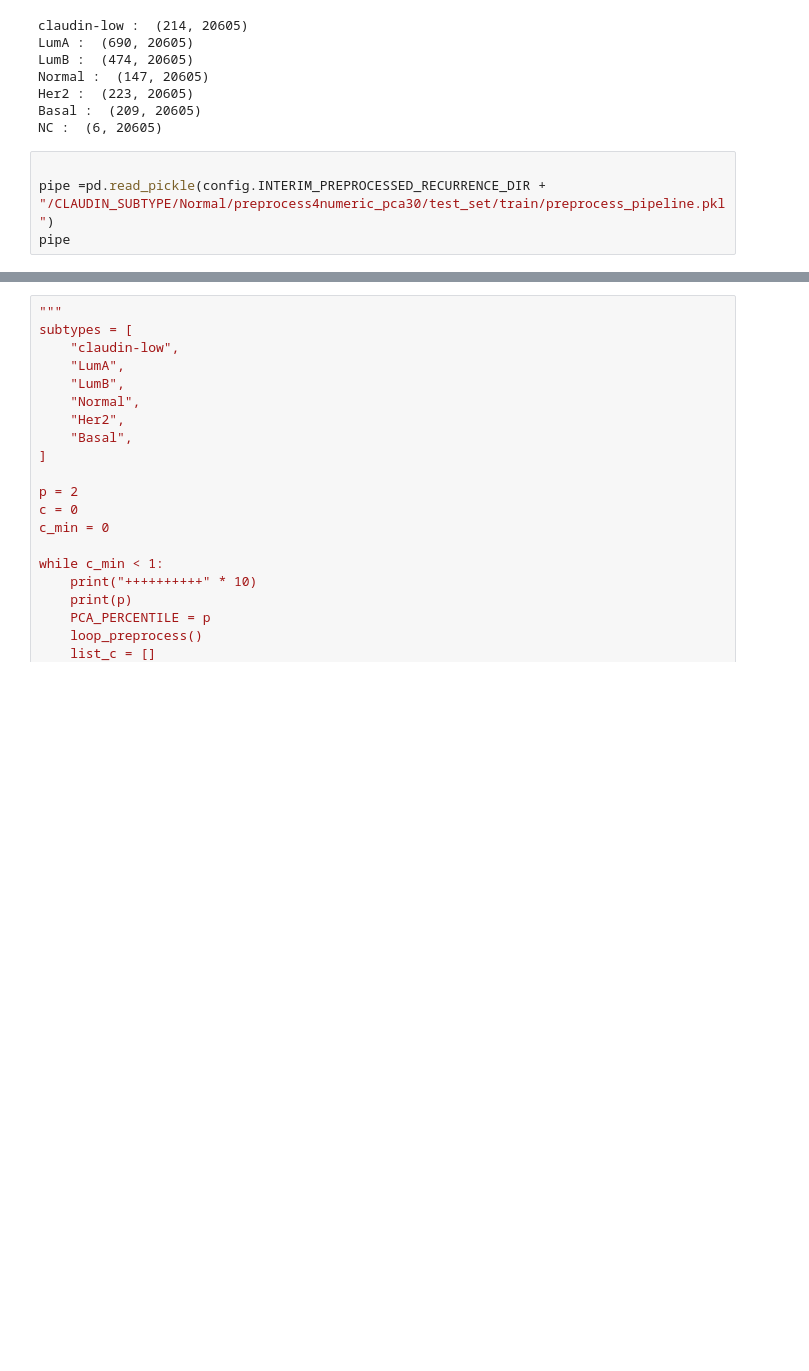
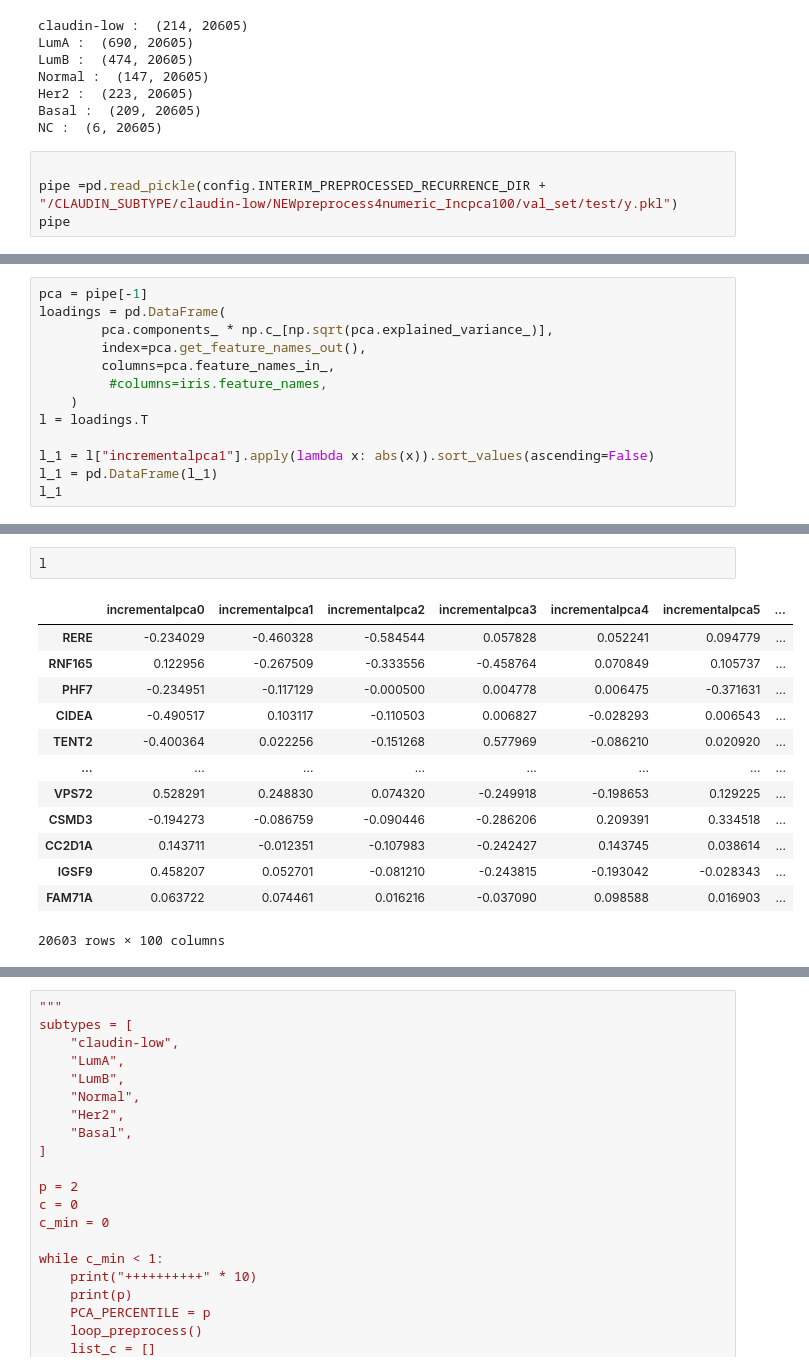
Before and after one commit to uga7643/breast_cancer_analytics, a Jupyter notebook: notebooks/2-preproces_RFS_recurences (numeric)-Copy1.ipynb, the cells around one changed output, grey strips where cells are left out. Saved outputs shown, nothing was run; the diff lists cells and outputs as text; blank space fills up the shorter version.

```diff
--- a/notebooks/2-preproces_RFS_recurences (numeric)-Copy1.ipynb
+++ b/notebooks/2-preproces_RFS_recurences (numeric)-Copy1.ipynb
@@ -596,6 +597,6 @@ Basal :  (209, 20605)
 NC :  (6, 20605)
 # %%
 
-pipe =pd.read_pickle(config.INTERIM_PREPROCESSED_RECURRENCE_DIR + "/CLAUDIN_SUBTYPE/Normal/preprocess4numeric_pca30/test_set/train/preprocess_pipeline.pkl")
+pipe =pd.read_pickle(config.INTERIM_PREPROCESSED_RECURRENCE_DIR + "/CLAUDIN_SUBTYPE/claudin-low/NEWpreprocess4numeric_Incpca100/val_set/test/y.pkl")
 pipe
 # %% [output]
@@ -603,0 +620,13 @@ Pipeline(steps=[('StandardScalerAsDataFrame', StandardScalerAsDataFrame()),
+# %%
+pca = pipe[-1]
+loadings = pd.DataFrame(
+        pca.components_ * np.c_[np.sqrt(pca.explained_variance_)],
+        index=pca.get_feature_names_out(),
+        columns=pca.feature_names_in_,
+         #columns=iris.feature_names,
+    )
+l = loadings.T
+
+l_1 = l["incrementalpca1"].apply(lambda x: abs(x)).sort_values(ascending=False)
+l_1 = pd.DataFrame(l_1)
+l_1
@@ -603,0 +647,16 @@ Pipeline(steps=[('StandardScalerAsDataFrame', StandardScalerAsDataFrame()),
+# %%
+l
+# %% [output]
+|  | incrementalpca0 | incrementalpca1 | incrementalpca2 | incrementalpca3 | incrementalpca4 | incrementalpca5 | ... |
+| RERE | -0.234029 | -0.460328 | -0.584544 | 0.057828 | 0.052241 | 0.094779 | ... |
+| RNF165 | 0.122956 | -0.267509 | -0.333556 | -0.458764 | 0.070849 | 0.105737 | ... |
+| PHF7 | -0.234951 | -0.117129 | -0.000500 | 0.004778 | 0.006475 | -0.371631 | ... |
+| CIDEA | -0.490517 | 0.103117 | -0.110503 | 0.006827 | -0.028293 | 0.006543 | ... |
+| TENT2 | -0.400364 | 0.022256 | -0.151268 | 0.577969 | -0.086210 | 0.020920 | ... |
+| ... | ... | ... | ... | ... | ... | ... | ... |
+| VPS72 | 0.528291 | 0.248830 | 0.074320 | -0.249918 | -0.198653 | 0.129225 | ... |
+| CSMD3 | -0.194273 | -0.086759 | -0.090446 | -0.286206 | 0.209391 | 0.334518 | ... |
+| CC2D1A | 0.143711 | -0.012351 | -0.107983 | -0.242427 | 0.143745 | 0.038614 | ... |
+| IGSF9 | 0.458207 | 0.052701 | -0.081210 | -0.243815 | -0.193042 | -0.028343 | ... |
+| FAM71A | 0.063722 | 0.074461 | 0.016216 | -0.037090 | 0.098588 | 0.016903 | ... |
+20603 rows × 100 columns
```
Also changed, not shown: parts of 10 cells of this notebook, 2 other files.
